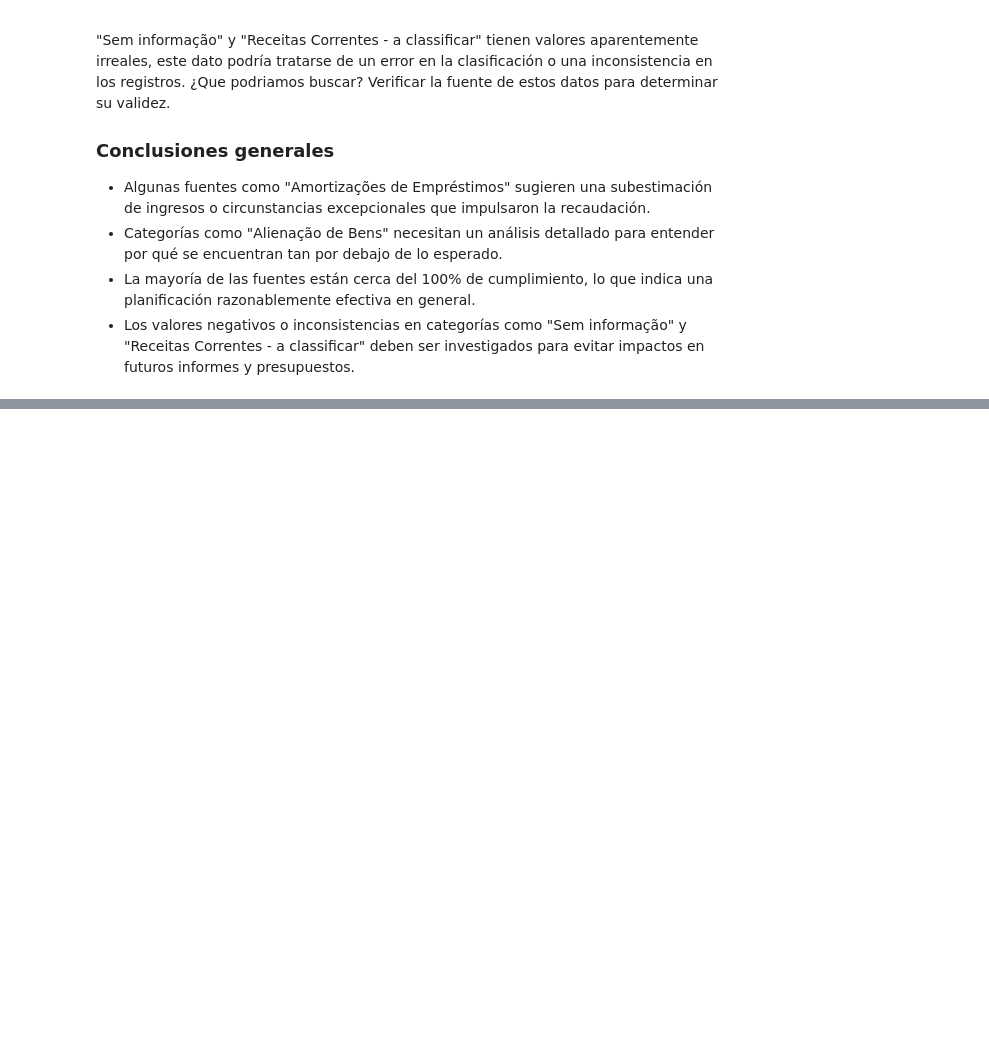
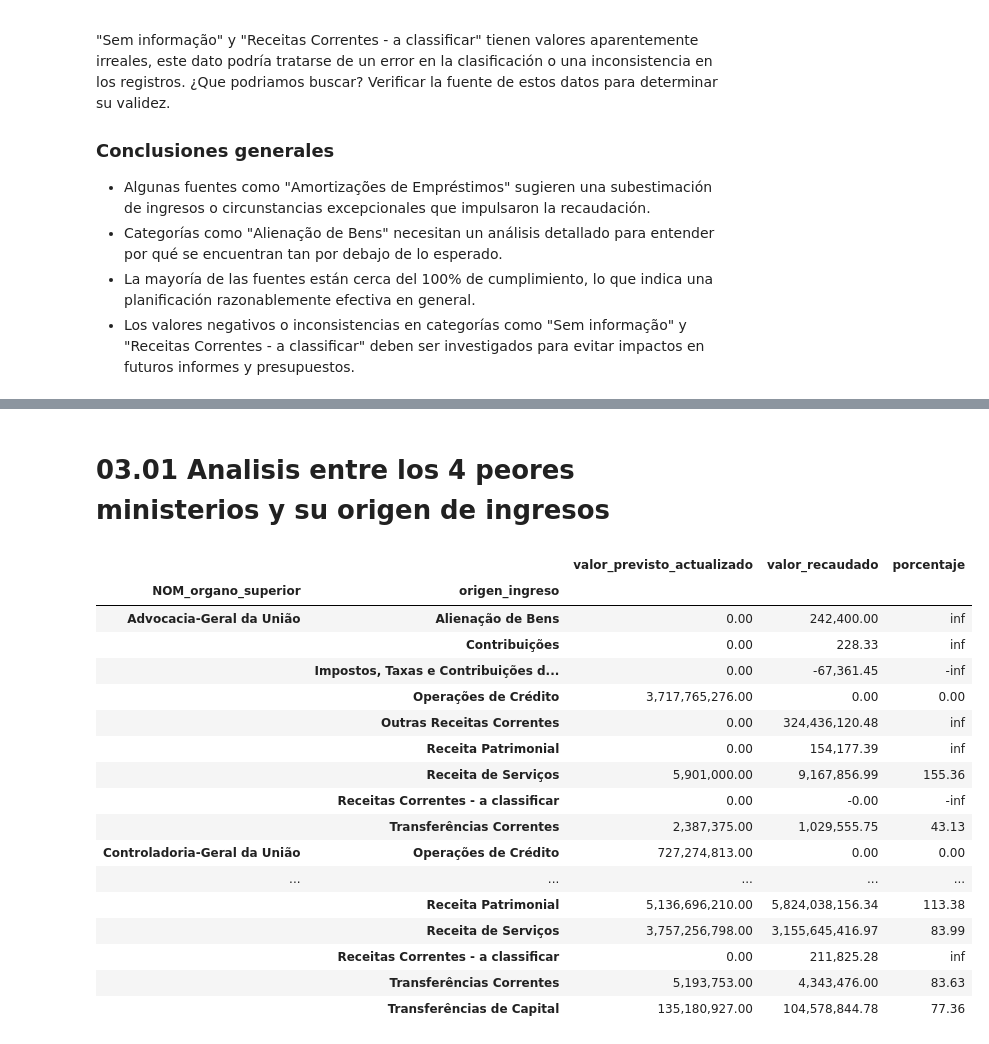
Before and after one commit to aSalomon96/Proyecto2_Ingresos_publicos_BRA, a Jupyter notebook: tratamiento/02_EDAs.ipynb, the cells around one changed output, grey strips where cells are left out. Cells and saved outputs as stored; diff of their text form; code cells hidden in the pictures; blank space fills up the shorter version.

```diff
--- a/tratamiento/02_EDAs.ipynb
+++ b/tratamiento/02_EDAs.ipynb
@@ -231,0 +234,34 @@ Passing `palette` without assigning `hue` is deprecated and will be removed in v
+# %% [markdown]
+# 03.01 Analisis entre los 4 peores ministerios y su origen de ingresos
+# %%
+# Filtrar el DataFrame para los ministerios seleccionados
+peor_mins=["Ministério do Desenvolvimento Regional","Ministério da Cidadania","Advocacia-Geral da União","Controladoria-Geral da União"]
+df_filtrado_peor_mins = df[df["NOM_organo_superior"].isin(peor_mins)]
+
+#Agrupamos por ministerio y el origen del ingreso
+df_peor_mins = df_filtrado_peor_mins.groupby(['NOM_organo_superior', 'origen_ingreso'])[['valor_previsto_actualizado', 'valor_recaudado']].sum()
+
+# Creamos porcentaje de diferencia entre presupuestado y recaudado
+df_peor_mins ["porcentaje"] = (df_peor_mins ["valor_recaudado"]/df_peor_mins ["valor_previsto_actualizado"]*100)
+
+
+df_peor_mins
+# %% [output]
+|  |  | valor_previsto_actualizado | valor_recaudado | porcentaje |
+| NOM_organo_superior | origen_ingreso |  |  |  |
+| Advocacia-Geral da União | Alienação de Bens | 0.00 | 242,400.00 | inf |
+|  | Contribuições | 0.00 | 228.33 | inf |
+|  | Impostos, Taxas e Contribuições d... | 0.00 | -67,361.45 | -inf |
+|  | Operações de Crédito | 3,717,765,276.00 | 0.00 | 0.00 |
+|  | Outras Receitas Correntes | 0.00 | 324,436,120.48 | inf |
+|  | Receita Patrimonial | 0.00 | 154,177.39 | inf |
+|  | Receita de Serviços | 5,901,000.00 | 9,167,856.99 | 155.36 |
+|  | Receitas Correntes - a classificar | 0.00 | -0.00 | -inf |
+|  | Transferências Correntes | 2,387,375.00 | 1,029,555.75 | 43.13 |
+| Controladoria-Geral da União | Operações de Crédito | 727,274,813.00 | 0.00 | 0.00 |
+| ... | ... | ... | ... | ... |
+|  | Receita Patrimonial | 5,136,696,210.00 | 5,824,038,156.34 | 113.38 |
+|  | Receita de Serviços | 3,757,256,798.00 | 3,155,645,416.97 | 83.99 |
+|  | Receitas Correntes - a classificar | 0.00 | 211,825.28 | inf |
+|  | Transferências Correntes | 5,193,753.00 | 4,343,476.00 | 83.63 |
+|  | Transferências de Capital | 135,180,927.00 | 104,578,844.78 | 77.36 |
```
Also changed, not shown: parts of 16 cells of this notebook.
